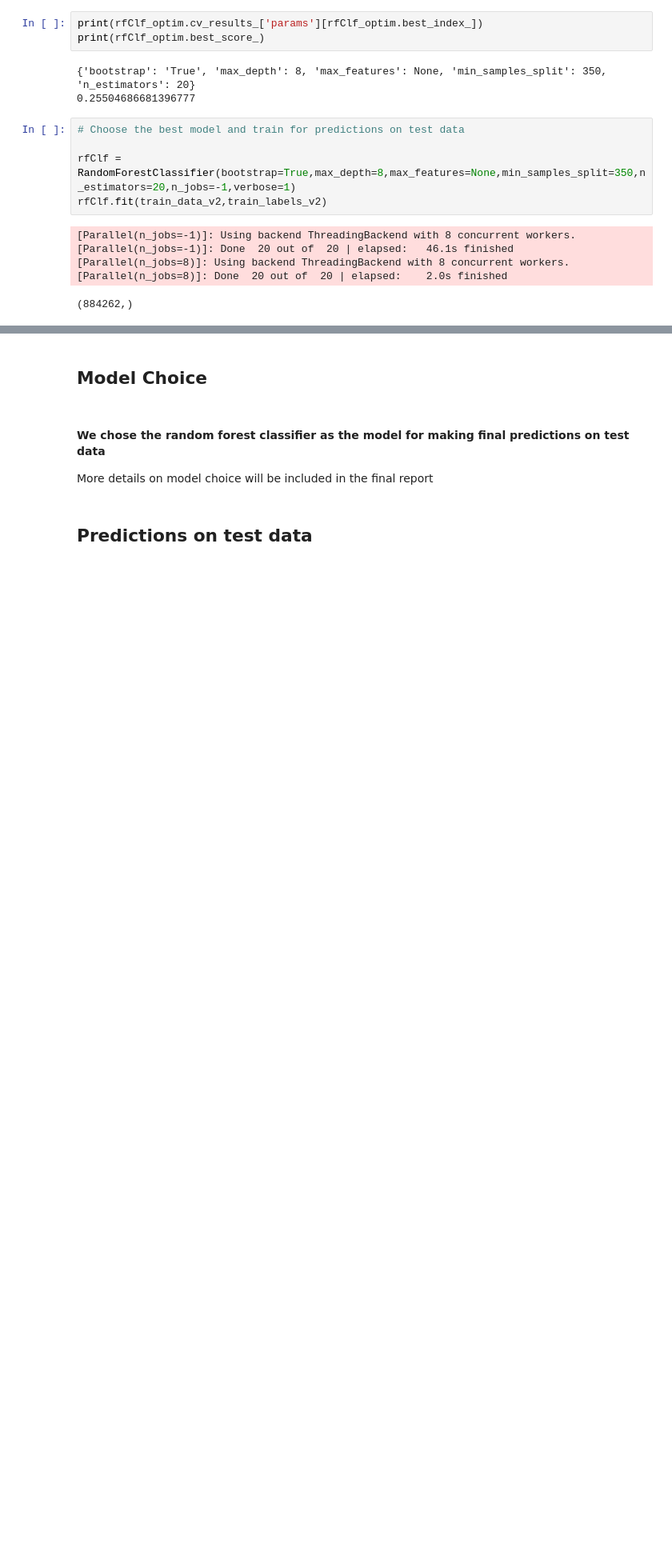
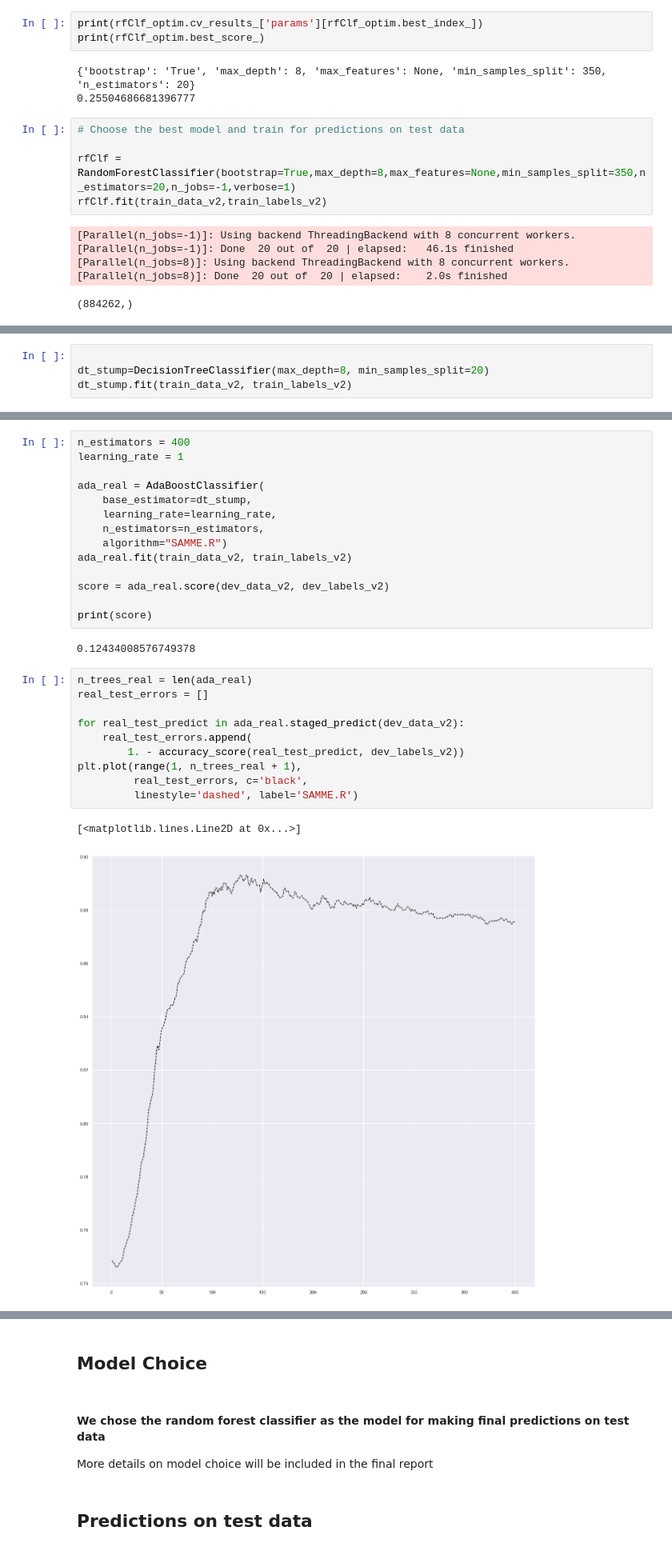
Before and after one commit to suhasgupta791/MIDS_W207_Final_Project, a Jupyter notebook: SuhasGupta_NehaKumar_SecondSubmission_finalproject.ipynb, the cells around one changed output, grey strips where cells are left out. Shown at 80% size. Cells and saved outputs as stored; diff of their text form; blank space fills up the shorter version.

```diff
--- a/SuhasGupta_NehaKumar_SecondSubmission_finalproject.ipynb
+++ b/SuhasGupta_NehaKumar_SecondSubmission_finalproject.ipynb
@@ -897,0 +903,4 @@ rfClf.fit(train_data_v2,train_labels_v2)
+# %%
+
+dt_stump=DecisionTreeClassifier(max_depth=8, min_samples_split=20)
+dt_stump.fit(train_data_v2, train_labels_v2)
@@ -897,0 +914,29 @@ rfClf.fit(train_data_v2,train_labels_v2)
+# %%
+n_estimators = 400
+learning_rate = 1
+
+ada_real = AdaBoostClassifier(
+    base_estimator=dt_stump,
+    learning_rate=learning_rate,
+    n_estimators=n_estimators,
+    algorithm="SAMME.R")
+ada_real.fit(train_data_v2, train_labels_v2)
+
+score = ada_real.score(dev_data_v2, dev_labels_v2)
+
+print(score)
+# %% [output]
+0.12434008576749378
+# %%
+n_trees_real = len(ada_real)
+real_test_errors = []
+
+for real_test_predict in ada_real.staged_predict(dev_data_v2):
+    real_test_errors.append(
+        1. - accuracy_score(real_test_predict, dev_labels_v2))
+plt.plot(range(1, n_trees_real + 1),
+         real_test_errors, c='black',
+         linestyle='dashed', label='SAMME.R')
+# %% [output]
+[<matplotlib.lines.Line2D at 0x...>]
+[figure, added]
```
Also changed, not shown: parts of 12 cells of this notebook.
